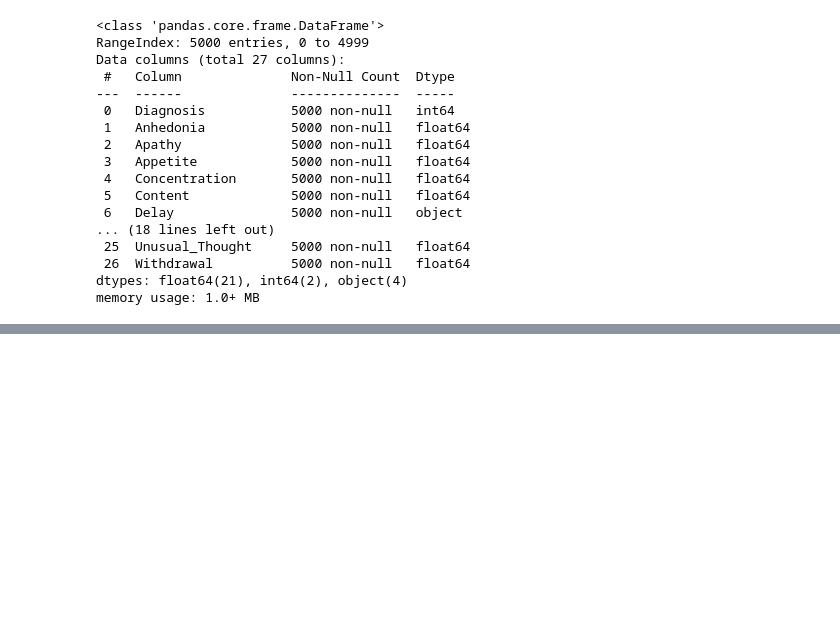
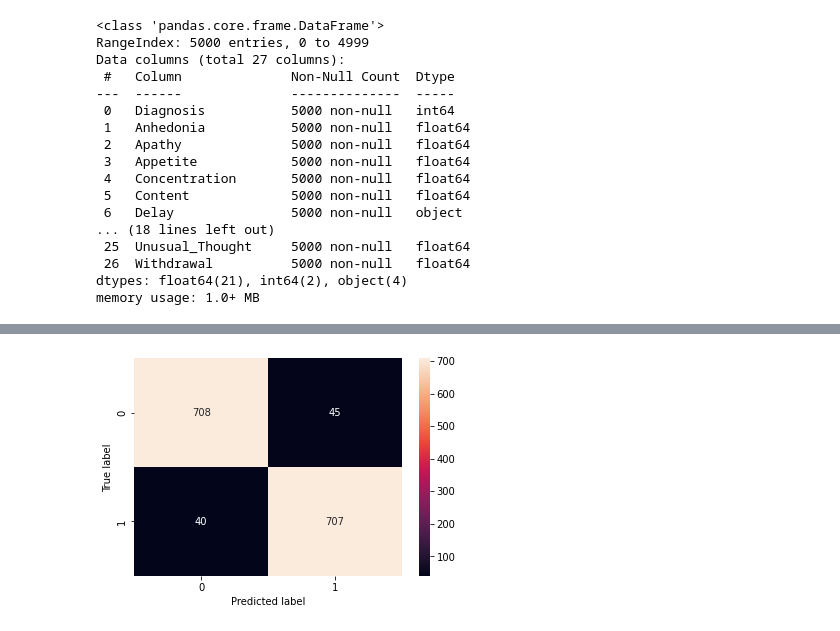
Before and after one commit to ElvesJohn/MachineLearningCW, a Jupyter notebook: MachineLearningColab.ipynb, the cells around one changed output, grey strips where cells are left out. Cells and saved outputs as stored; diff of their text form; code cells hidden in the pictures; blank space fills up the shorter version.

```diff
--- a/MachineLearningColab.ipynb
+++ b/MachineLearningColab.ipynb
@@ -89,0 +237,2 @@ Warning: Total number of columns (23) exceeds max_columns (20) limiting to first
+# %%
+train_encoded = pd.get_dummies(train_processed, columns = categories)
@@ -89,0 +261,10 @@ Warning: Total number of columns (23) exceeds max_columns (20) limiting to first
+# %%
+from sklearn.feature_selection import mutual_info_classif
+threshold = 30  # the number of most relevant features
+high_score_features = []
+feature_scores = mutual_info_classif(train_encoded.drop('Diagnosis', axis =1), train_encoded['Diagnosis'], random_state=42)
+for score, f_name in sorted(zip(feature_scores, train_encoded.drop('Diagnosis', axis =1).columns), reverse=True)[:threshold]:
+        print(f_name, score)
+        high_score_features.append(f_name)
+train_encoded_mic = train_encoded.drop('Diagnosis', axis =1)[high_score_features]
+#print(train_encoded_mic.columns)
@@ -89,0 +395,11 @@ Warning: Total number of columns (23) exceeds max_columns (20) limiting to first
+# %%
+# Compute confusion matrix
+cm = confusion_matrix(y_test, LGB_test_predictions)
+
+# Plot confusion matrix using seaborn heatmap
+sns.heatmap(cm, annot=True, fmt='d')
+plt.xlabel('Predicted label')
+plt.ylabel('True label')
+plt.show()
+# %% [output]
+[figure, added]
```
Also changed, not shown: parts of 36 cells of this notebook.
